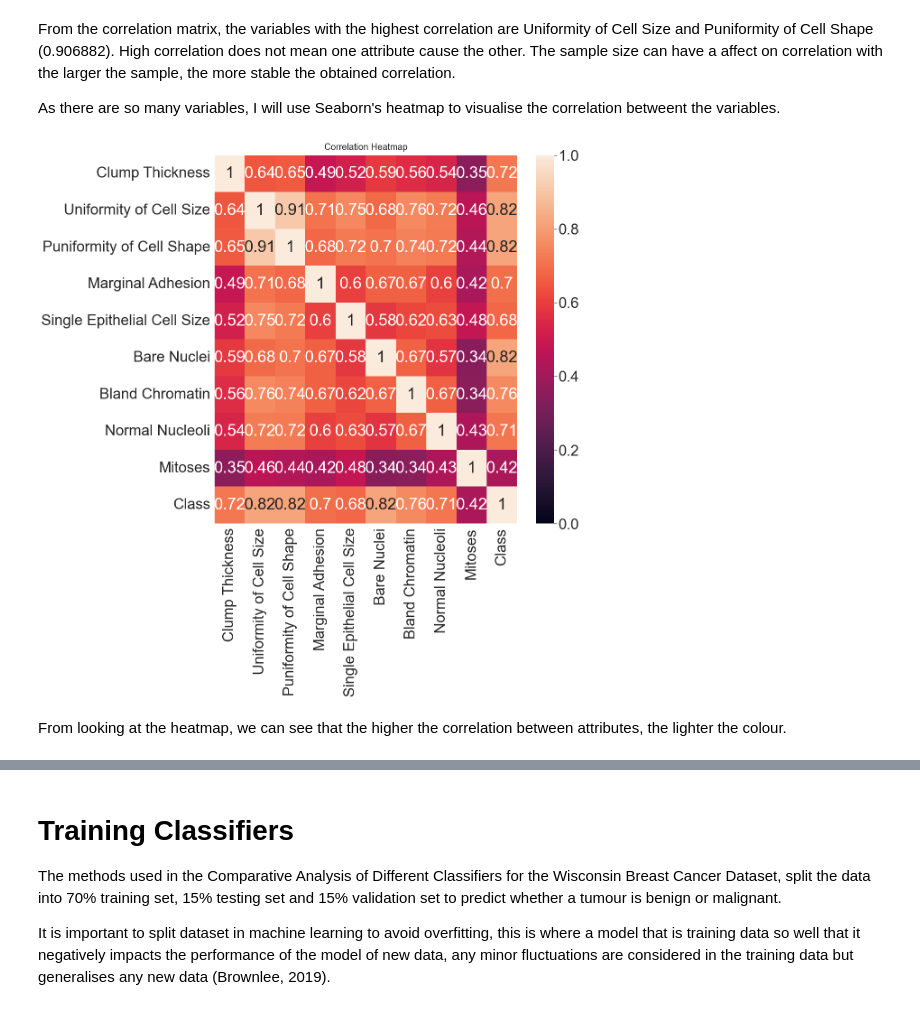
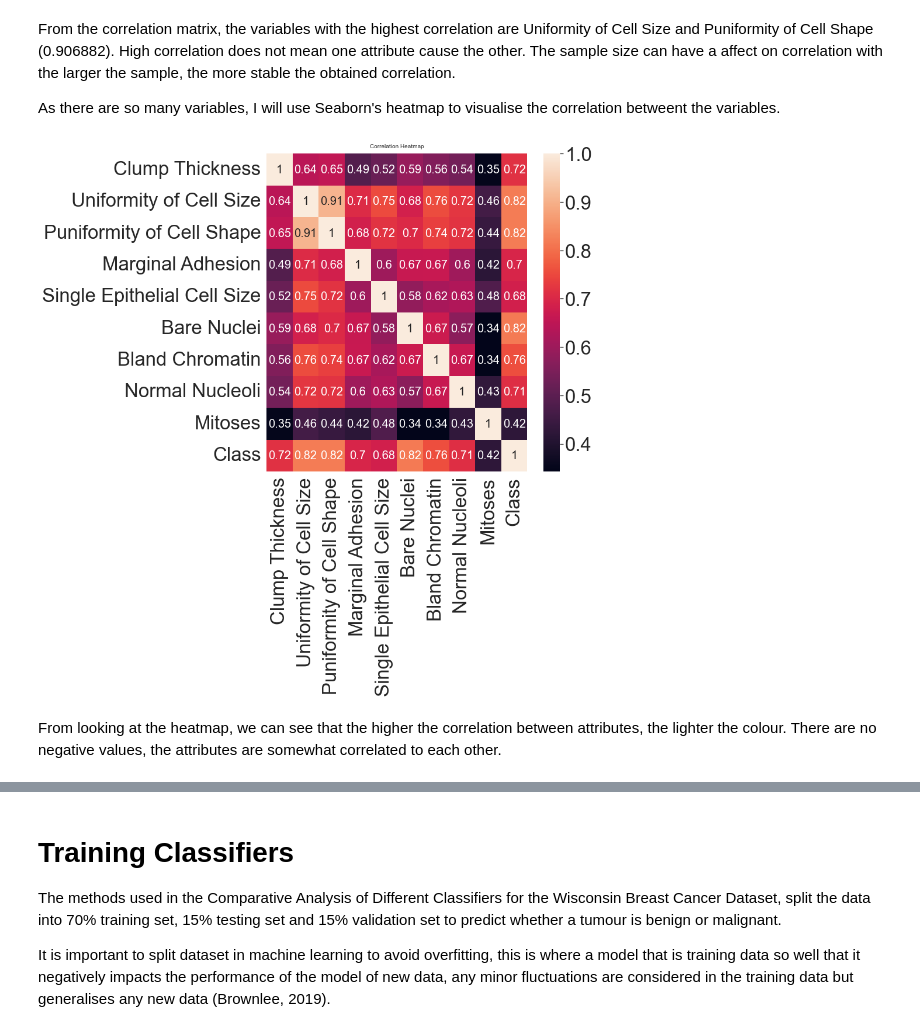
Before and after one commit to kalamkitty/ProgDA_project-2, a Jupyter notebook: PDFA Project 2.ipynb, the cells around one changed output, grey strips where cells are left out. Cells and saved outputs as stored; diff of their text form; code cells hidden in the pictures.

```diff
--- a/PDFA Project 2.ipynb
+++ b/PDFA Project 2.ipynb
@@ -336,12 +350,12 @@ As there are so many variables, I will use Seaborn's heatmap to visualise the co
 # %%
 # https://medium.com/@szabo.bibor/how-to-create-a-seaborn-correlation-heatmap-in-python-834c0686b88e
 # Need to do one for each class
-f, axs = plt.subplots(figsize=(15,15))
+fig, axs = plt.subplots(figsize=(10,10))
 
 # Plot heat map, minimum coefficient is 0 and highest 1, annot true to add the coefficient onto the rectangles.
-heatmap = sns.heatmap(df2.corr(), vmin= 0, vmax= 1,annot= True)
-heatmap.set_title('Correlation Heatmap', fontdict= {'fontsize':20}, pad= 12);
+heatmap = sns.heatmap(df2.corr(),annot= True, annot_kws={"fontsize":20})
+heatmap.set_title('Correlation Heatmap', fontdict= {'fontsize':10}, pad= 10);
 # %% [output]
-[figure, old version]
+[figure, new version]
 # %% [markdown]
-From looking at the heatmap, we can see that the higher the correlation between attributes, the lighter the colour.
+From looking at the heatmap, we can see that the higher the correlation between attributes, the lighter the colour. There are no negative values, the attributes are somewhat correlated to each other.
```
Also changed, not shown: parts of 32 cells of this notebook.
